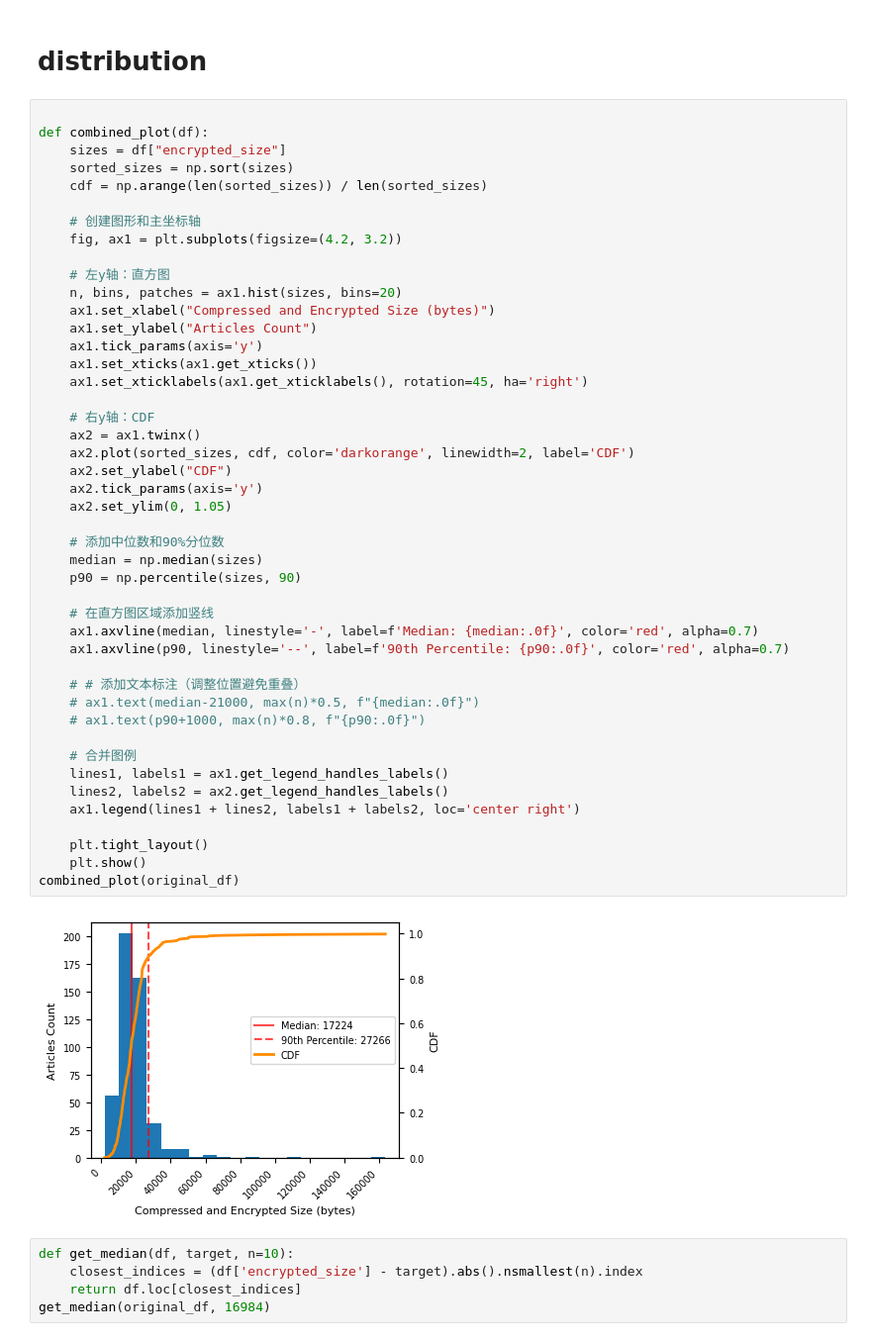
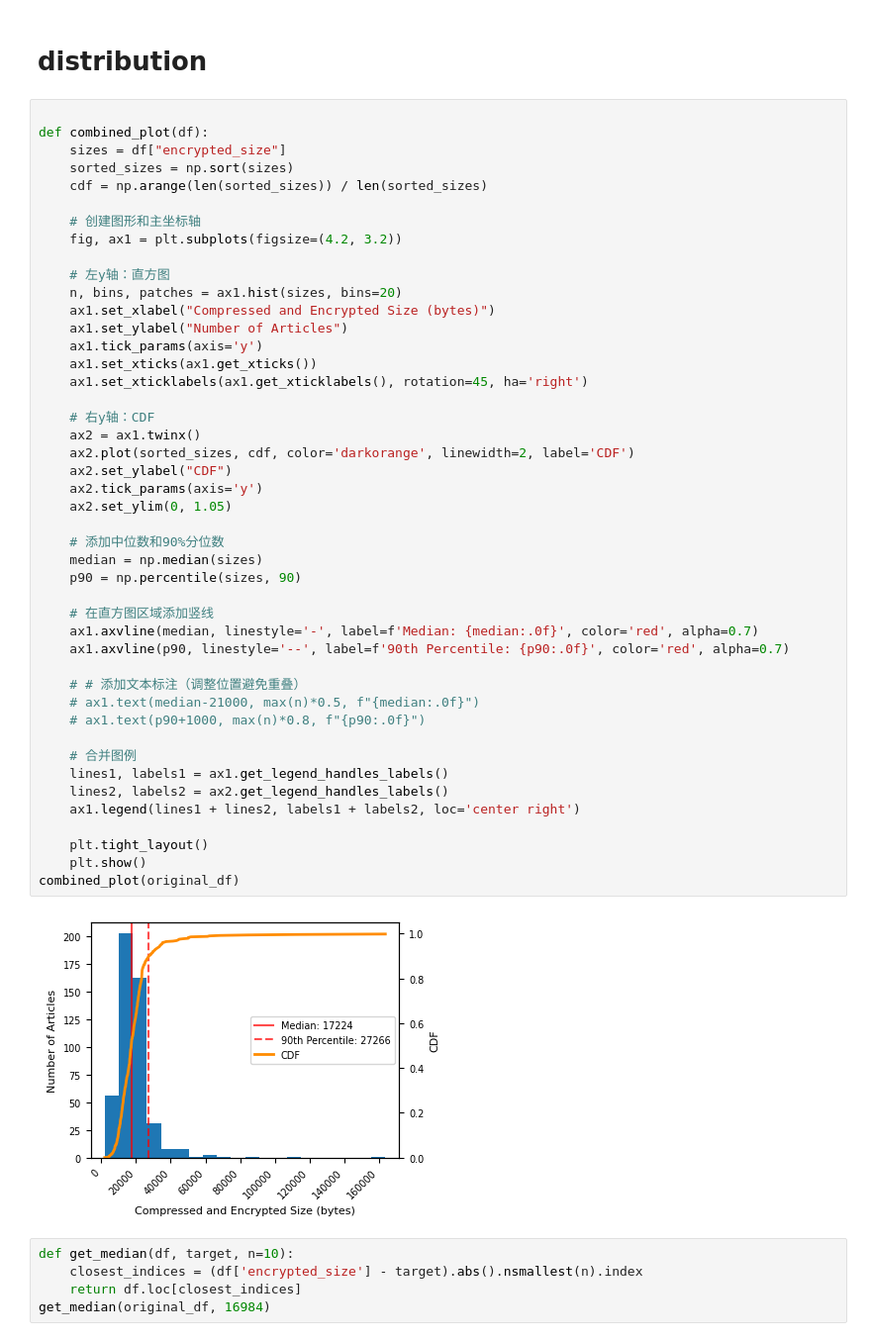
Before and after one commit to thales-must/dapp-ri, a Jupyter notebook: analysis/hex.ipynb, the cells around one changed output. Shown at 99% size. Drawn from its saved outputs; the diff is of its cells as text.

```diff
--- a/analysis/hex.ipynb
+++ b/analysis/hex.ipynb
@@ -148,40 +148,40 @@ def combined_plot(df):
     # 左y轴：直方图
     n, bins, patches = ax1.hist(sizes, bins=20)
     ax1.set_xlabel("Compressed and Encrypted Size (bytes)")
-    ax1.set_ylabel("Articles Count")
+    ax1.set_ylabel("Number of Articles")
     ax1.tick_params(axis='y')
     ax1.set_xticks(ax1.get_xticks())
     ax1.set_xticklabels(ax1.get_xticklabels(), rotation=45, ha='right')
 
     # 右y轴：CDF
     ax2 = ax1.twinx()
     ax2.plot(sorted_sizes, cdf, color='darkorange', linewidth=2, label='CDF')
     ax2.set_ylabel("CDF")
     ax2.tick_params(axis='y')
     ax2.set_ylim(0, 1.05)
 
     # 添加中位数和90%分位数
     median = np.median(sizes)
     p90 = np.percentile(sizes, 90)
 
     # 在直方图区域添加竖线
     ax1.axvline(median, linestyle='-', label=f'Median: {median:.0f}', color='red', alpha=0.7)
     ax1.axvline(p90, linestyle='--', label=f'90th Percentile: {p90:.0f}', color='red', alpha=0.7)
 
     # # 添加文本标注（调整位置避免重叠）
     # ax1.text(median-21000, max(n)*0.5, f"{median:.0f}")
     # ax1.text(p90+1000, max(n)*0.8, f"{p90:.0f}")
 
     # 合并图例
     lines1, labels1 = ax1.get_legend_handles_labels()
     lines2, labels2 = ax2.get_legend_handles_labels()
     ax1.legend(lines1 + lines2, labels1 + labels2, loc='center right')
 
     plt.tight_layout()
     plt.show()
 combined_plot(original_df)
 # %% [output]
-[figure, old version]
+[figure, new version]
 # %%
 def get_median(df, target, n=10):
     closest_indices = (df['encrypted_size'] - target).abs().nsmallest(n).index
```
Also changed, not shown: 3 other files.
